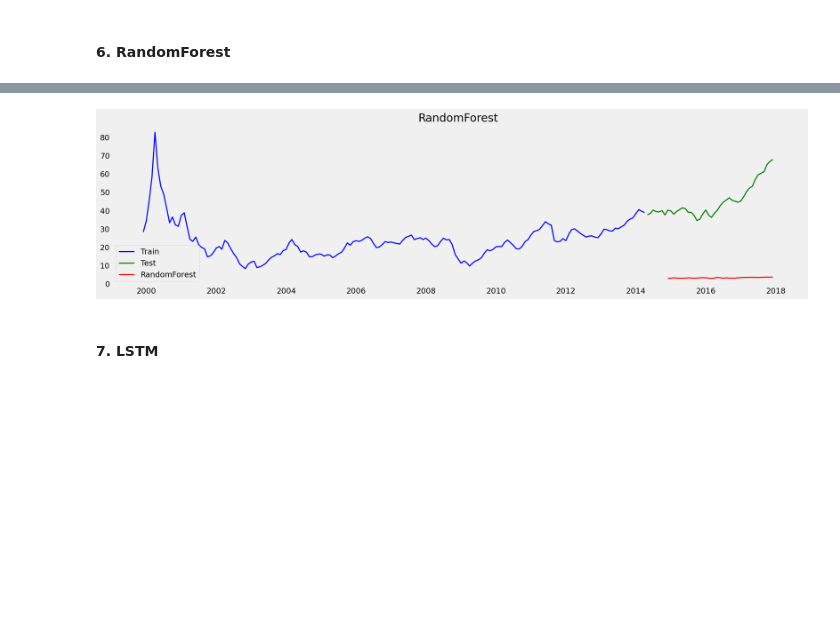
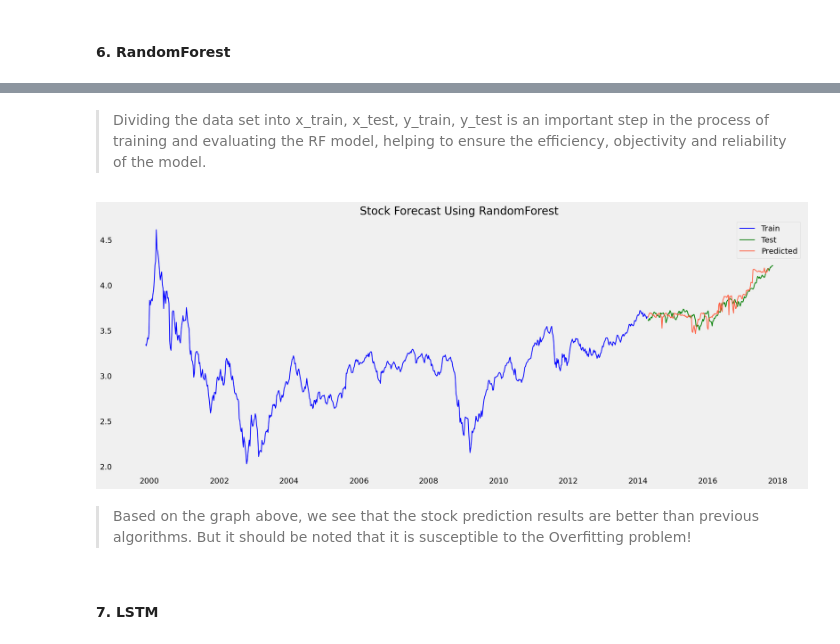
Before and after one commit to HoaNguyen710/DataSample, a Jupyter notebook: testDemo.ipynb, the cells around one changed output, grey strips where cells are left out. Drawn from its saved outputs; the diff is of its cells as text; code cells hidden in the pictures; blank space fills up the shorter version.

```diff
--- a/testDemo.ipynb
+++ b/testDemo.ipynb
@@ -609,25 +612,44 @@ results
+# %%
+df_log=np.log(ts_week)
+# using weekly data
+# %%
+N_STEPS = 7
+N_FEATURES = 1
+
+def split_time_series(time_series, n_steps=N_STEPS):
+    X, y = list(), list()
+    for i in range(len(time_series)):
+        end_idx = i + n_steps
+        if end_idx > len(time_series) - 1:
+            break
+        seg_X, seg_y = time_series[i:end_idx], time_series[end_idx]
+        X.append(seg_X)
+        y.append(seg_y)
+    return np.array(X), np.array(y)
 # %%
-X_train = df_log[0:int(len(df_log)*0.8)-7].values.reshape(-1, 1)
-y_train = df_log[0+7:int(len(df_log)*0.8)]
-X_test = df_log[int(len(df_log)*0.8):-7].values.reshape(-1, 1)
-y_test = df_log[int(len(df_log)*0.8)+7:]
+X, y = split_time_series(df_log)
+X_train, X_test = X[0:int(len(df_log)*0.8)], X[int(len(df_log)*0.8):]
+y_train, y_test = y[0:int(len(df_log)*0.8)], y[int(len(df_log)*0.8):]
+# %% [markdown]
+> Dividing the data set into x_train, x_test, y_train, y_test is an important step in the process of training and evaluating the RF model, helping to ensure the efficiency, objectivity and reliability of the model.
 # %%
-from sklearn.ensemble import RandomForestRegressor
-rf = RandomForestRegressor(n_estimators=1000)
+train_data, test_data = df_log[0:int(len(df_log)*0.8)], df_log[int(len(df_log)*0.8):]
+rf = RandomForestRegressor(n_estimators=100)
 rf.fit(X_train, y_train)
-y_forecast = rf.predict(X_test)
+y_rf_forecast = rf.predict(X_test)
+rf_forecast_series = pd.Series(y_rf_forecast, index=test_data[:-7].index)
 
-rf_forecast_series = pd.Series(y_forecast, index=y_test.index)
-
-plt.figure(figsize=(20,5))
+plt.figure(figsize=(20,8))
 plt.grid()
-plt.plot( train_df, label='Train',color='blue',linewidth = 2)
-plt.plot(test_df, label='Test',color='green',linewidth = 2)
-plt.plot(rf_forecast_series, label='RandomForest',color='red', linewidth = 2)
-plt.legend(loc='best')
-plt.title('RandomForest')
+plt.plot(train_data,label="Train" ,linewidth = 1.5, color ='blue')
+plt.plot(test_data, label="Test",linewidth = 1.5, color ='green')
+plt.plot(rf_forecast_series, label="Predicted",linewidth=1.5, color ="tomato")
+plt.title("Stock Forecast Using RandomForest")
+plt.legend(loc="best")
 plt.show()
 # %% [output]
-[figure, old version]
+[figure, new version]
+# %% [markdown]
+> Based on the graph above, we see that the stock prediction results are better than previous algorithms. But it should be noted that it is susceptible to the Overfitting problem!
 # %% [markdown]
 #### 7. LSTM
```
Also changed, not shown: parts of 22 cells of this notebook.
